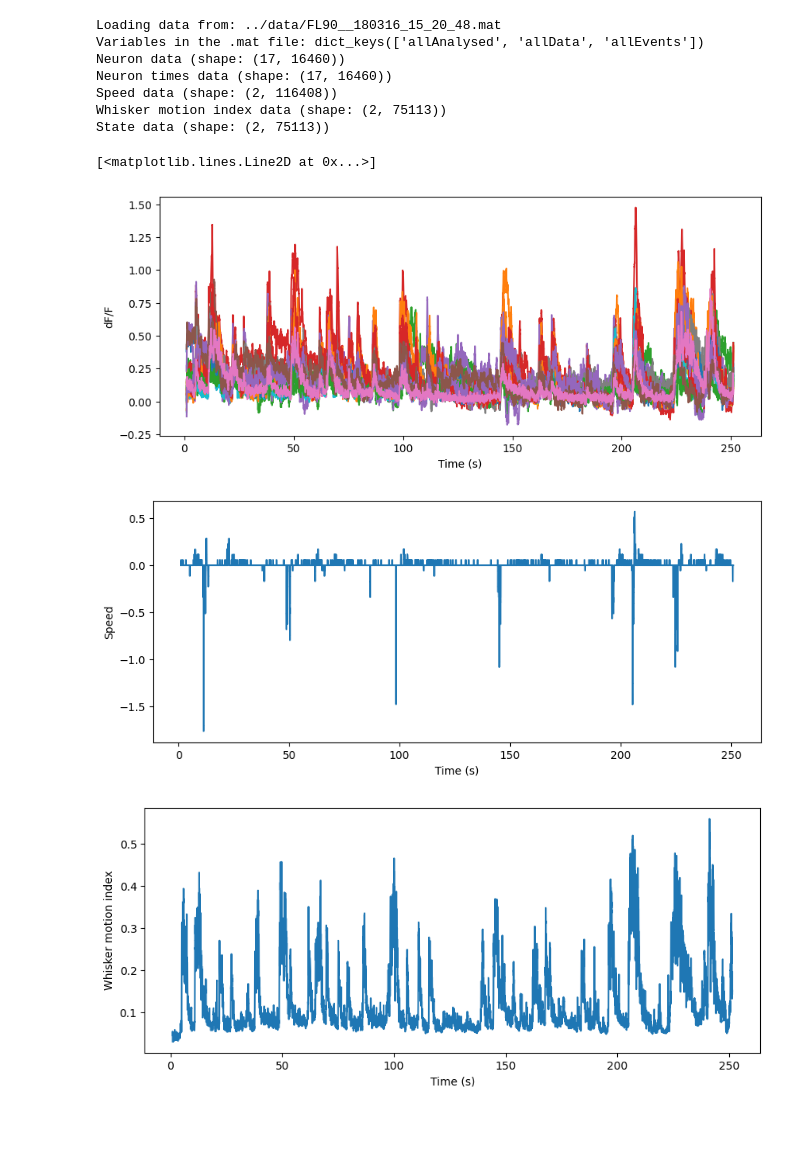
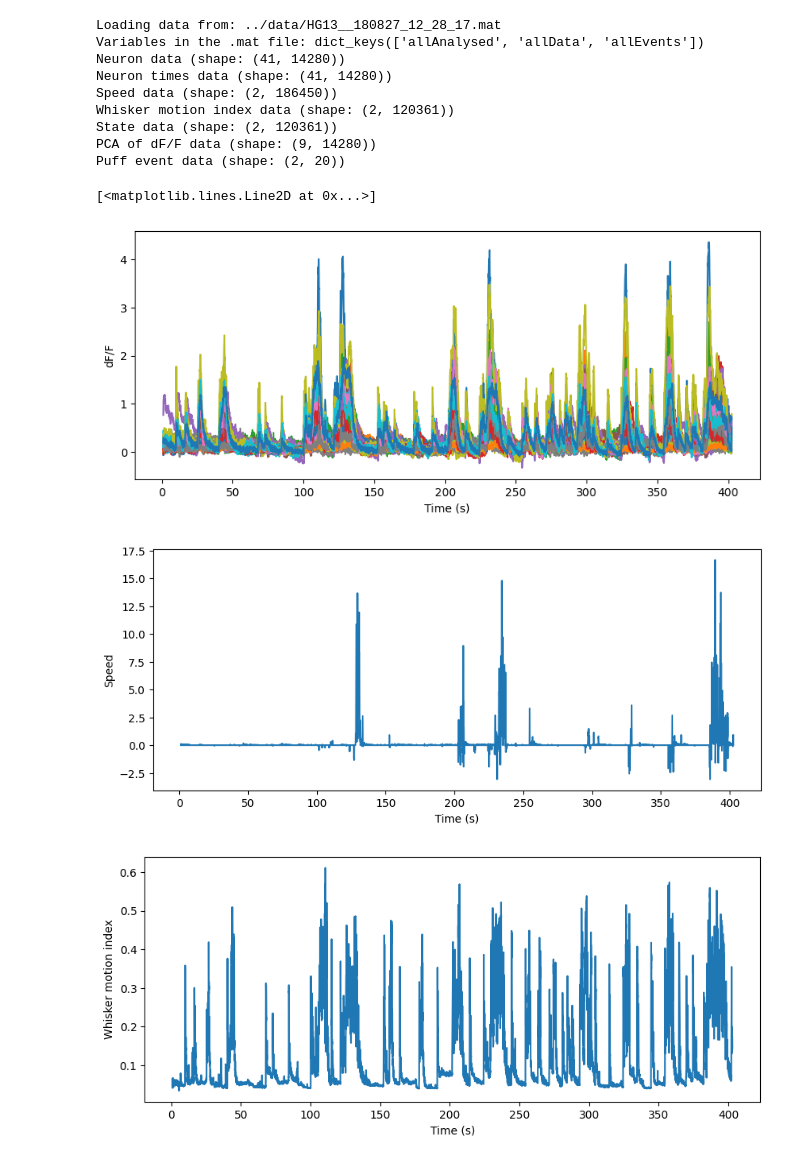
Before and after one commit to Yusurr/DataSkillsforNeuroscientists, a Jupyter notebook: notebooks/GurnaniData.ipynb, the cells around one changed output. Cells and saved outputs as stored; diff of their text form; code cells hidden in the pictures; blank space fills up the shorter version.

Commit message:
Adding another mat file containing air puffs

```diff
--- a/notebooks/GurnaniData.ipynb
+++ b/notebooks/GurnaniData.ipynb
@@ -9,48 +9,50 @@ import sys
 sys.path.append("../python") # Add the path to the python directory
 from LoadMatData import load_mat_file
 
-original_experiment_id = "FL90__180316_15_20_48"
+original_experiment_id = "HG13__180827_12_28_17"
 
 mat_file = f"../data/{original_experiment_id}.mat"
 
 # Load the .mat file
-neuron_df_f_data, neuron_times, speed, whisker_motion_index, state = load_mat_file(mat_file)
+neuron_df_f, neuron_times, speed, whisker_motion_index, state, pca_dff, puff_events, = load_mat_file(mat_file)
 # %% [output]
-Loading data from: ../data/FL90__180316_15_20_48.mat
+Loading data from: ../data/HG13__180827_12_28_17.mat
 Variables in the .mat file: dict_keys(['allAnalysed', 'allData', 'allEvents'])
-Neuron data (shape: (17, 16460))
-Neuron times data (shape: (17, 16460))
-Speed data (shape: (2, 116408))
-Whisker motion index data (shape: (2, 75113))
-State data (shape: (2, 75113))
+Neuron data (shape: (41, 14280))
+Neuron times data (shape: (41, 14280))
+Speed data (shape: (2, 186450))
+Whisker motion index data (shape: (2, 120361))
+State data (shape: (2, 120361))
+PCA of dF/F data (shape: (9, 14280))
+Puff event data (shape: (2, 20))
 # %%
 figsize=(10, 4)
 plt.figure(figsize=figsize)
 
 plt.xlabel("Time (s)")
 plt.ylabel("dF/F")
 
-for index in range(len(neuron_df_f_data)):
-    plt.plot([t / 1000 for t in neuron_times[index]], neuron_df_f_data[index])
+for index in range(len(neuron_df_f)):
+    plt.plot([t / 1000 for t in neuron_times[index]], neuron_df_f[index])
 
 plt.figure(figsize=figsize)
 plt.xlabel("Time (s)")
 plt.ylabel("Speed")
 plt.plot([t / 1000 for t in speed[0]], speed[1])
 
 plt.figure(figsize=figsize)
 plt.xlabel("Time (s)")
 plt.ylabel("Whisker motion index")
 plt.plot([t / 1000 for t in whisker_motion_index[0]], whisker_motion_index[1])
 
 plt.figure(figsize=figsize)
 plt.xlabel("Time (s)")
 plt.ylabel("State (active period/quiet wakeful state")
 plt.plot(
     [t / 1000 for t in state[0]], state[1], linewidth=0.5, marker=".", markersize=2
 )
 # %% [output]
 [<matplotlib.lines.Line2D at 0x...>]
-[figure, old version]
+[figure, new version]
-[figure, old version]
+[figure, new version]
-[figure, old version]
+[figure, new version]
```
Also changed, not shown: parts of 1 cell of this notebook, 6 other files.
